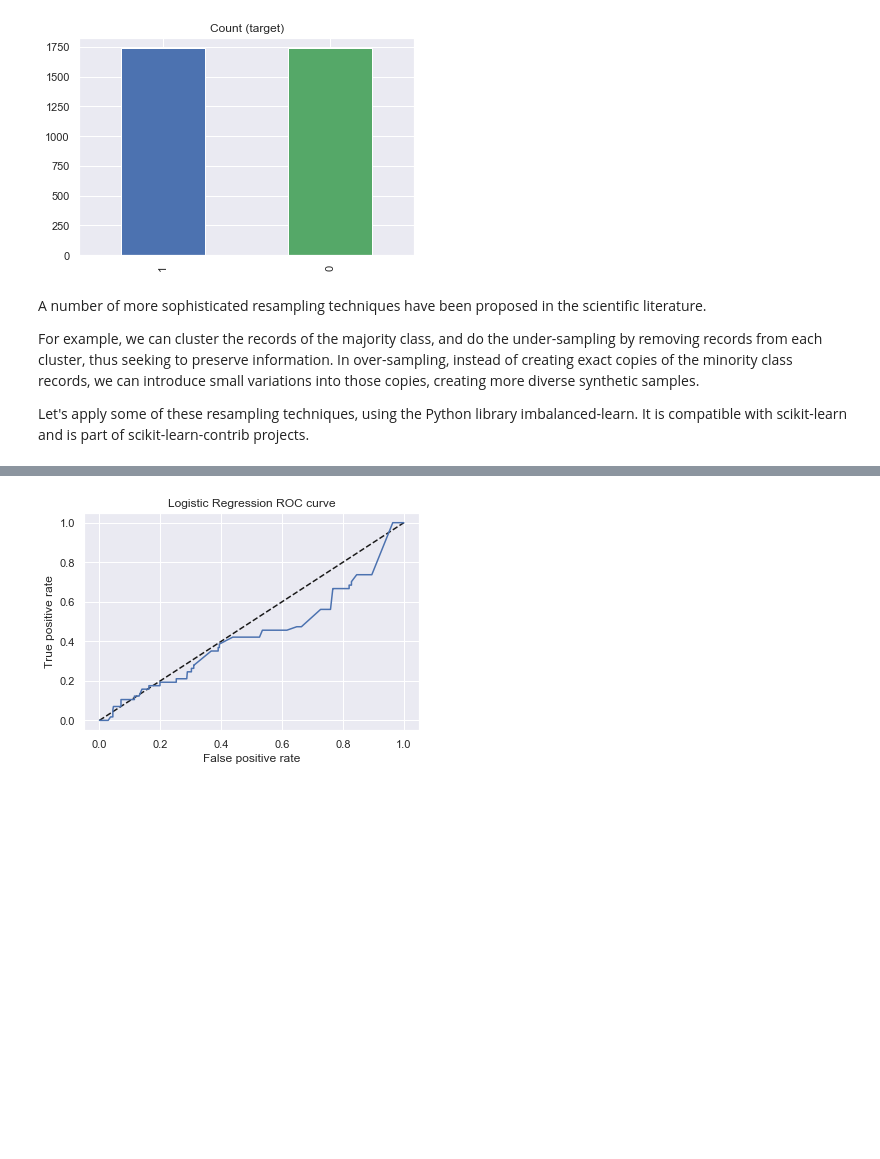
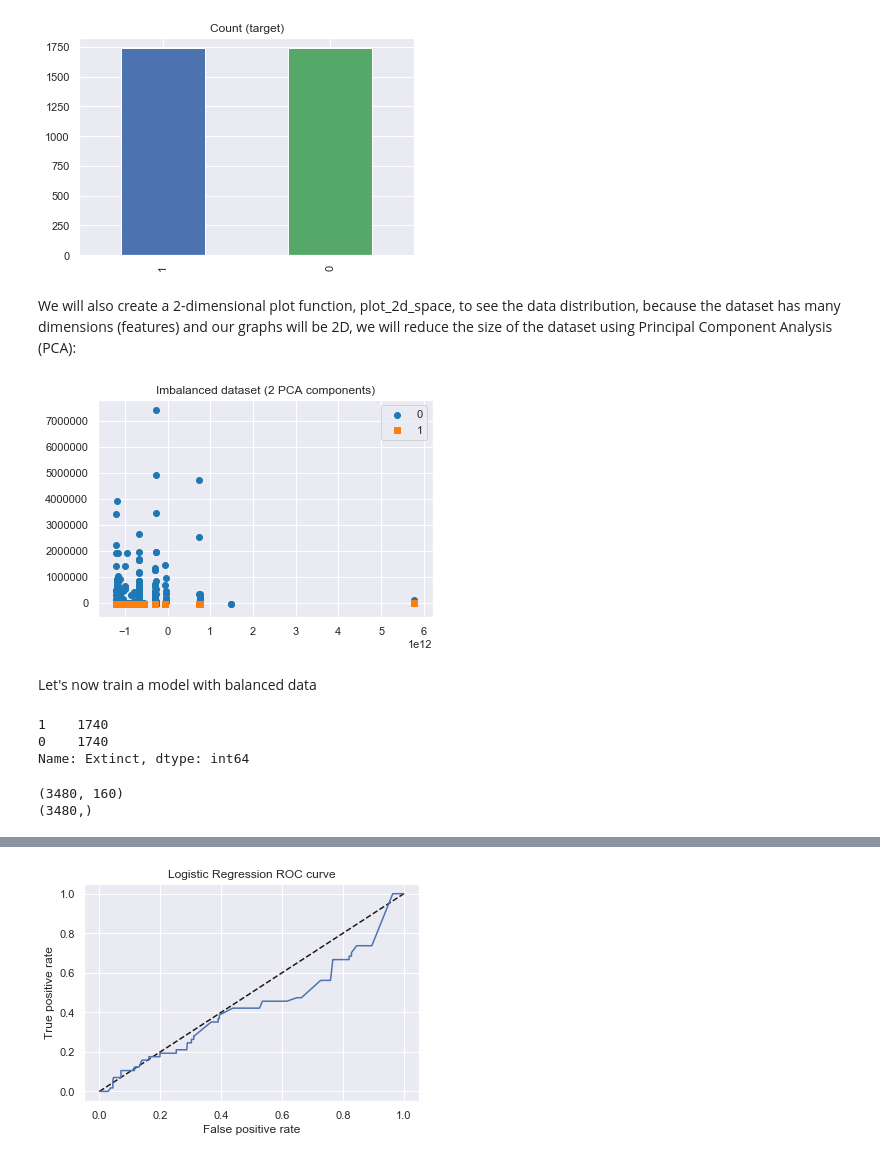
Before and after one commit to AlexEBall/Endangered_Languages_Capstone_Proj_1, a Jupyter notebook: machine_learning_models/Logistic Regression Model.ipynb, the cells around one changed output, grey strips where cells are left out. Drawn from its saved outputs; the diff is of its cells as text; code cells hidden in the pictures; blank space fills up the shorter version.

Commit message:
upsampling data, model result still predicting 1 class only

```diff
--- a/machine_learning_models/Logistic Regression Model.ipynb
+++ b/machine_learning_models/Logistic Regression Model.ipynb
@@ -75,9 +75,3 @@ df_test_over.value_counts().plot(kind='bar', title='Count (target)', color=['b',
 0    1740
 Name: Extinct, dtype: int64
 [figure]
-# %% [markdown]
-A number of more sophisticated resampling techniques have been proposed in the scientific literature.
-
-For example, we can cluster the records of the majority class, and do the under-sampling by removing records from each cluster, thus seeking to preserve information. In over-sampling, instead of creating exact copies of the minority class records, we can introduce small variations into those copies, creating more diverse synthetic samples.
-
-Let's apply some of these resampling techniques, using the Python library imbalanced-learn. It is compatible with scikit-learn and is part of scikit-learn-contrib projects.
@@ -84,4 +87,64 @@ Let's apply some of these resampling techniques, using the Python library imbala
+# %% [markdown]
+We will also create a 2-dimensional plot function, plot_2d_space, to see the data distribution, because the dataset has many dimensions (features) and our graphs will be 2D, we will reduce the size of the dataset using Principal Component Analysis (PCA):
+# %%
+def plot_2d_space(X, y, label='Classes'):
+    colors = ['#1F77B4', '#FF7F0E']
+    markers = ['o', 's']
+    for l, c, m in zip(np.unique(y), colors, markers):
+        plt.scatter(
+            X[y == l, 0],
+            X[y == l, 1],
+            c=c, label=l, marker=m
+        )
+    plt.title(label)
+    plt.legend(loc='upper right')
+    plt.show()
+# %%
+from sklearn.decomposition import PCA
+
+pca = PCA(n_components=2)
+X_pca = pca.fit_transform(X)
+
+plot_2d_space(X_pca, y, 'Imbalanced dataset (2 PCA components)')
+# %% [output]
+[figure, added]
+# %% [markdown]
+Let's now train a model with balanced data
+# %%
+from sklearn.utils import resample
+
+df_majority = endangered_languages[endangered_languages['Extinct'] == 0]
+df_minority = endangered_languages[endangered_languages['Extinct'] == 1]
+
+# Up-sampling is the process of randomly duplicating observations from the minority class
+# in order to reinforce its signal.
+
+# There are several heuristics for doing so, but the most common way is to simply resample with replacement.
+
+# Upsample minority class
+df_minority_upsampled = resample(df_minority,
+                                  replace=True,     # sample with replacement
+                                  n_samples=1740,    # to match majority class
+                                  random_state=123) # reproducible results
+
+# Combine majority class with upsampled minority class
+df_upsampled = pd.concat([df_majority, df_minority_upsampled])
+
+# Display new class counts
+df_upsampled['Extinct'].value_counts()
+# %% [output]
+1    1740
+0    1740
+Name: Extinct, dtype: int64
 # %%
 log_reg = LogisticRegression(solver='lbfgs')
+# %%
+X = df_upsampled.drop(['Language', 'Extinct'], axis=1)
+y = df_upsampled['Extinct']
+print(X.shape)
+print(y.shape)
+# %% [output]
+(3480, 160)
+(3480,)
 # %%
 X_train, X_test, y_train, y_test = train_test_split(X, y, test_size=0.3, random_state=33)
```
Also changed, not shown: parts of 5 cells of this notebook.
